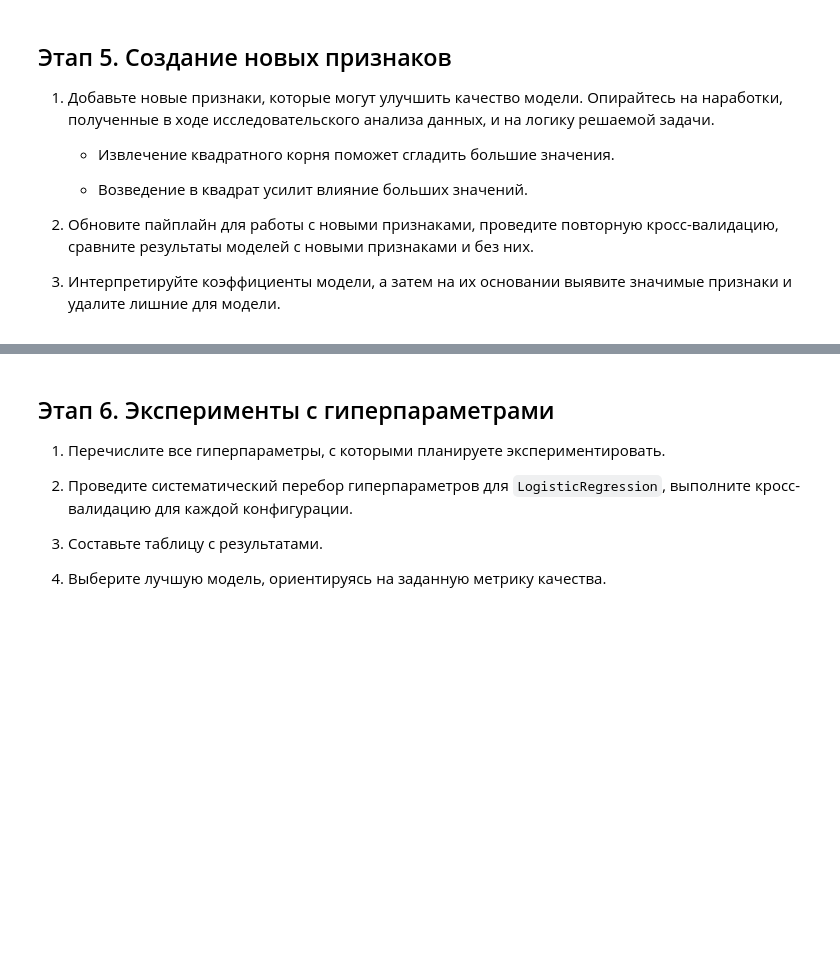
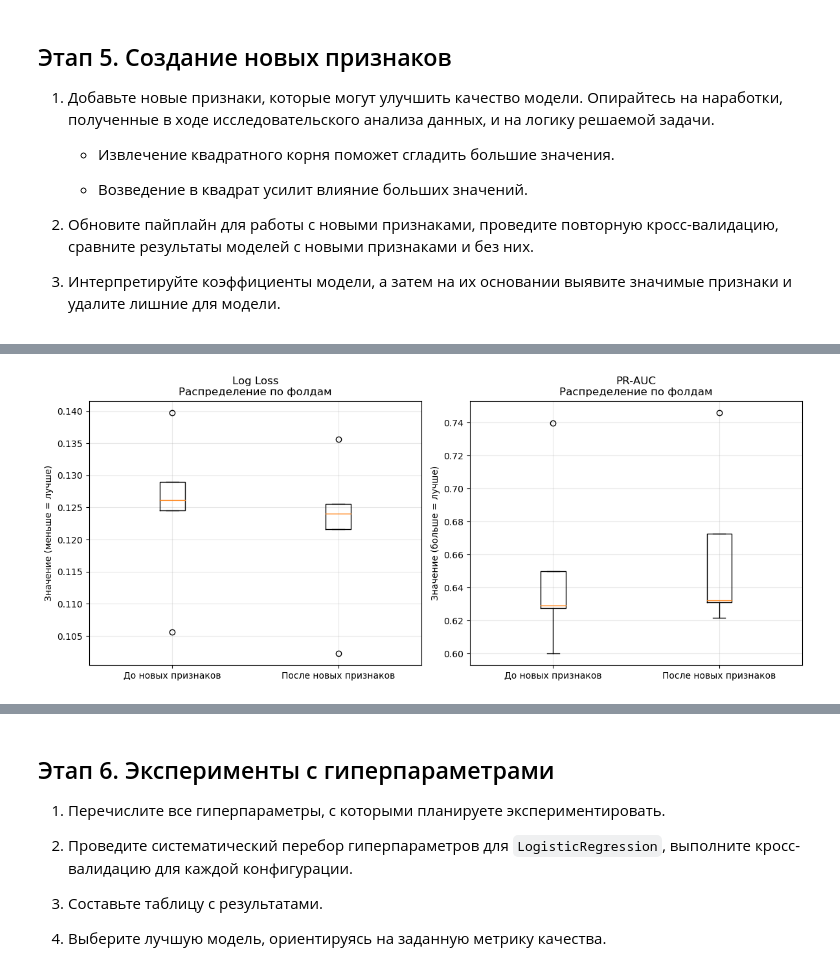
Before and after one commit to andreiyopt/coffee_churn_model, a Jupyter notebook: work/coffee_churn_model.ipynb, the cells around one changed output, grey strips where cells are left out. Cells and saved outputs as stored; diff of their text form; code cells hidden in the pictures; blank space fills up the shorter version.

```diff
--- a/work/coffee_churn_model.ipynb
+++ b/work/coffee_churn_model.ipynb
@@ -592,0 +957,18 @@ plt.show()
+# %%
+new_logreg_pipeline = Pipeline(steps=[
+    ('preprocessor', new_full_preprocessor),
+    ('model', log_reg)
+])
+# %%
+# Запускаем кросс-валидацию log.reg
+
+new_logreg_results = cross_validate(
+    estimator=new_logreg_pipeline,    # модель или pipeline
+    X=X_train_new,                # признаки
+    y=y_train,                    # целевая переменная
+    scoring=scoring,              # список метрик
+    cv=cv,                        # стратегия разбиения
+    return_train_score = True,    # расчёт качества на трейне
+    return_estimator = True,      # сохранение обученных экземпляров модели
+    n_jobs=1                      # использование ядер
+)
@@ -592,0 +1013,81 @@ plt.show()
+# %%
+# Берём результаты по каждому фолду для старой и новой LogisticRegression
+# Log Loss в cross_validate хранится со знаком минус, поэтому возвращаем обычный знак
+base_data = [
+    -logreg_results['test_log_loss'],
+    logreg_results['test_average_precision']
+]
+
+new_data = [
+    -new_logreg_results['test_log_loss'],
+    new_logreg_results['test_average_precision']
+]
+
+metrics_names = ['Log Loss', 'PR-AUC']
+
+
+# Визуализируем распределение метрик по фолдам
+fig, axes = plt.subplots(1, 2, figsize=(12, 5))
+
+for i, (metric_name, base_scores, new_scores) in enumerate(
+    zip(metrics_names, base_data, new_data)
+):
+
+    # Сравниваем старую и новую версии модели
+    box_data = [base_scores, new_scores]
+    labels = ['До новых признаков', 'После новых признаков']
+
+    axes[i].boxplot(box_data, labels=labels)
+
+    axes[i].set_title(f'{metric_name}\nРаспределение по фолдам')
+    axes[i].grid(True, alpha=0.3)
+
+    # Для Log Loss меньше = лучше, для PR-AUC больше = лучше
+    if metric_name == 'Log Loss':
+        axes[i].set_ylabel('Значение (меньше = лучше)')
+    else:
+        axes[i].set_ylabel('Значение (больше = лучше)')
+
+plt.tight_layout()
+plt.show()
+
+
+# Анализ стабильности результатов по фолдам
+print("Анализ стабильности моделей:")
+print("-" * 65)
+print(f"{'Метрика':<12} {'Модель':<22} {'Среднее':<10} {'Ст.откл.':<10} {'CV%':<8}")
+print("-" * 65)
+
+for i, metric in enumerate(['log_loss', 'pr_auc']):
+
+    # Старая LogisticRegression
+    base_scores = base_data[i]
+    base_mean = np.mean(base_scores)
+    base_std = np.std(base_scores)
+    base_cv = (base_std / base_mean) * 100
+
+    print(
+        f"{metric.upper():<12} "
+        f"{'До новых признаков':<22} "
+        f"{base_mean:<10.3f} "
+        f"{base_std:<10.3f} "
+        f"{base_cv:<8.1f}"
+    )
+
+    # LogisticRegression после изменения признаков
+    new_scores = new_data[i]
+    new_mean = np.mean(new_scores)
+    new_std = np.std(new_scores)
+    new_cv = (new_std / new_mean) * 100
+
+    print(
+        f"{'':<12} "
+        f"{'После новых признаков':<22} "
+        f"{new_mean:<10.3f} "
+        f"{new_std:<10.3f} "
+        f"{new_cv:<8.1f}"
+    )
+
+    print()
+# %% [output]
+[figure, added]
```
Also changed, not shown: parts of 40 cells of this notebook.
